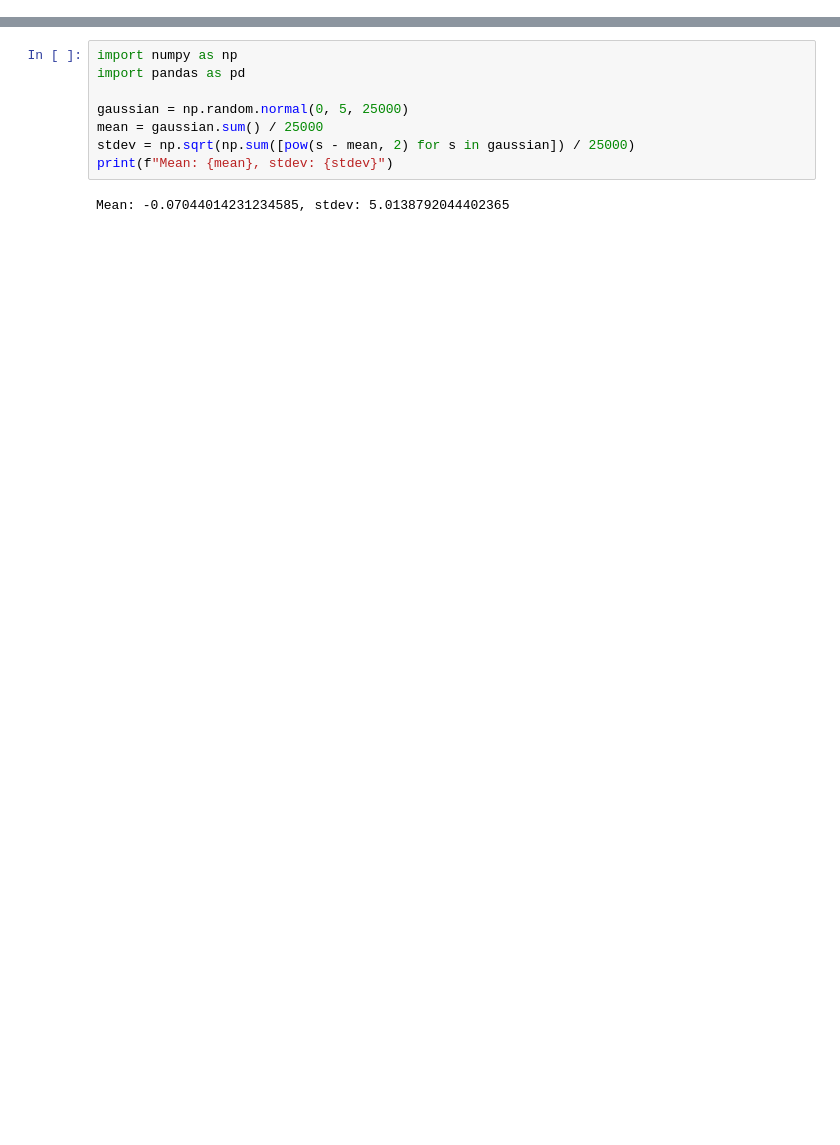
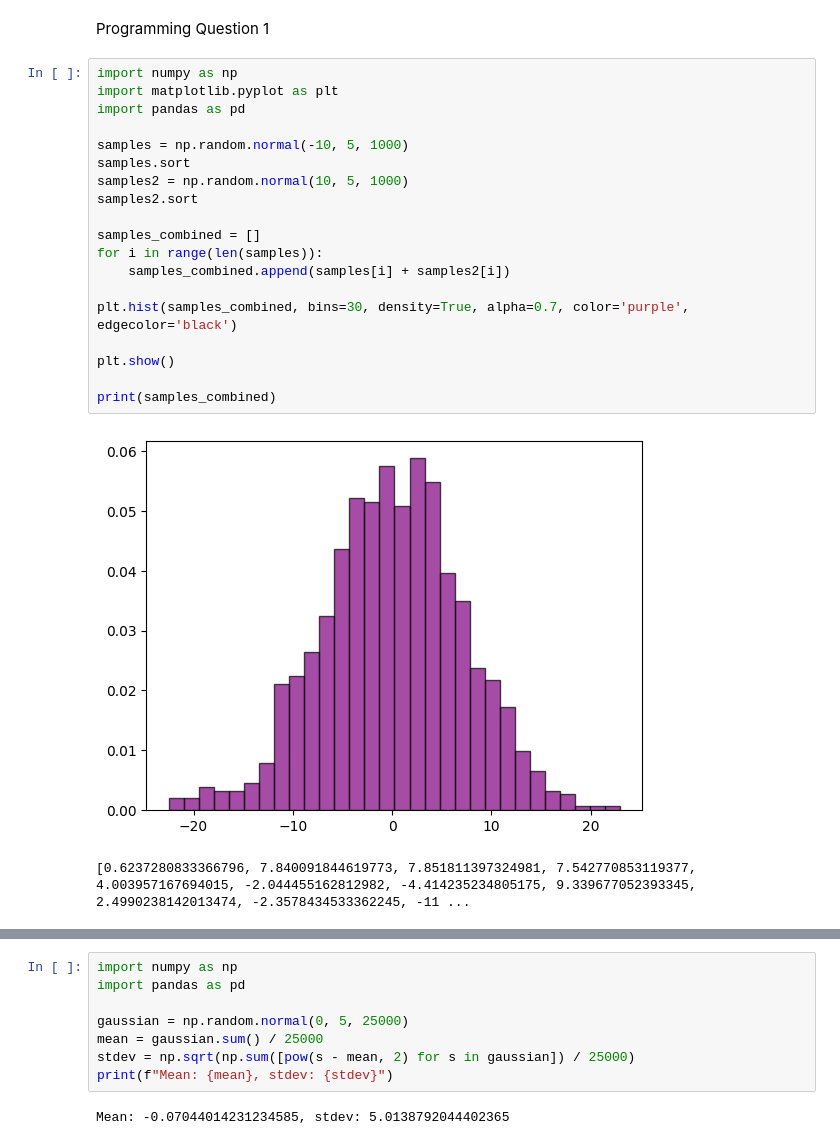
Before and after one commit to OttavioAP/DSL_Lab1, a Jupyter notebook: main.ipynb, the cells around one changed output, grey strips where cells are left out. Cells and saved outputs as stored; diff of their text form; blank space fills up the shorter version.

Commit message:
put all questions in one file

```diff
--- a/main.ipynb
+++ b/main.ipynb
@@ -0,0 +1,24 @@
+# %% [markdown]
+Programming Question 1
+# %%
+import numpy as np
+import matplotlib.pyplot as plt
+import pandas as pd
+
+samples = np.random.normal(-10, 5, 1000)
+samples.sort
+samples2 = np.random.normal(10, 5, 1000)
+samples2.sort
+
+samples_combined = []
+for i in range(len(samples)):
+    samples_combined.append(samples[i] + samples2[i])
+
+plt.hist(samples_combined, bins=30, density=True, alpha=0.7, color='purple', edgecolor='black')
+
+plt.show()
+
+print(samples_combined)
+# %% [output]
+[figure, added]
+[0.6237280833366796, 7.840091844619773, 7.851811397324981, 7.542770853119377, 4.003957167694015, -2.044455162812982, -4.414235234805175, 9.339677052393345, 2.4990238142013474, -2.3578434533362245, -11 ...
```
Also changed, not shown: parts of 6 cells of this notebook.
